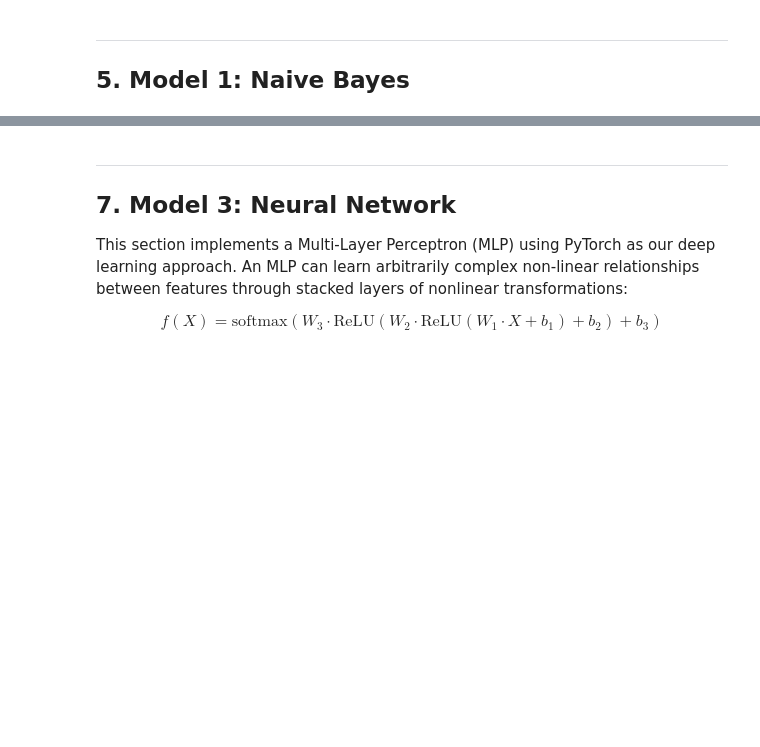
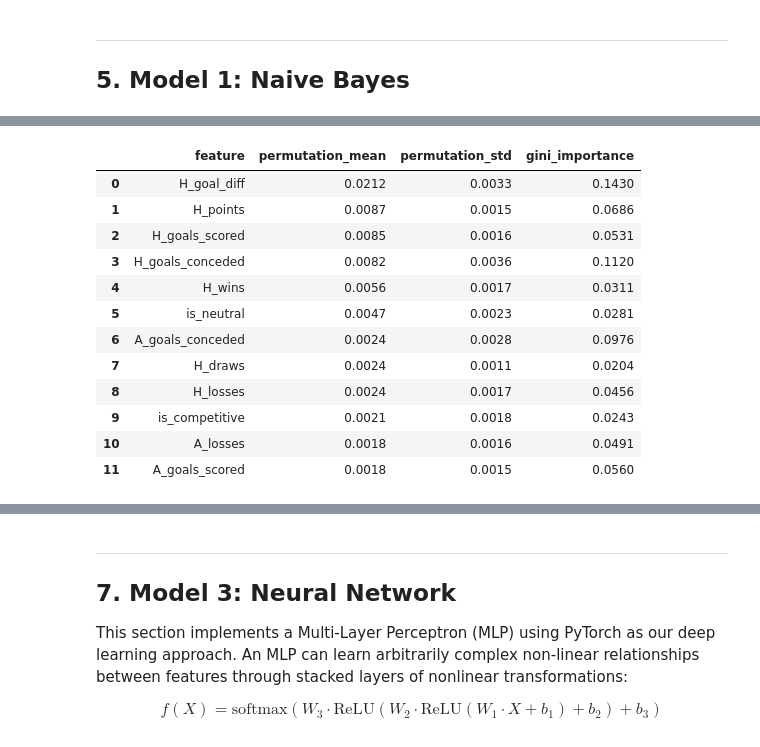
Before and after one commit to Am1neX/Project_INFOH410, a Jupyter notebook: notebooks/football_prediction.ipynb, the cells around one changed output, grey strips where cells are left out. Saved outputs shown, nothing was run; the diff lists cells and outputs as text; code cells hidden in the pictures; blank space fills up the shorter version.

```diff
--- a/notebooks/football_prediction.ipynb
+++ b/notebooks/football_prediction.ipynb
@@ -834,0 +1137,49 @@ Saved processed data to '../data/processed/'
+# %%
+gini_importance = pd.Series(
+    random_forest.feature_importances_,
+    index=tree_feature_names,
+    name='gini_importance',
+)
+
+perm = permutation_importance(
+    random_forest,
+    X_test_tree,
+    y_test_tree,
+    n_repeats=10,
+    scoring='accuracy',
+    n_jobs=-1,
+    random_state=RANDOM_STATE,
+)
+
+permutation_importance_df = pd.DataFrame({
+    'feature': tree_feature_names,
+    'permutation_mean': perm.importances_mean,
+    'permutation_std': perm.importances_std,
+})
+
+rf_feature_importance = (
+    permutation_importance_df
+    .merge(gini_importance.reset_index().rename(columns={'index': 'feature'}), on='feature')
+    .sort_values('permutation_mean', ascending=False)
+    .reset_index(drop=True)
+)
+
+display(rf_feature_importance.head(12).style.format({
+    'permutation_mean': '{:.4f}',
+    'permutation_std': '{:.4f}',
+    'gini_importance': '{:.4f}',
+}))
+# %% [output]
+|  | feature | permutation_mean | permutation_std | gini_importance |
+| 0 | H_goal_diff | 0.0212 | 0.0033 | 0.1430 |
+| 1 | H_points | 0.0087 | 0.0015 | 0.0686 |
+| 2 | H_goals_scored | 0.0085 | 0.0016 | 0.0531 |
+| 3 | H_goals_conceded | 0.0082 | 0.0036 | 0.1120 |
+| 4 | H_wins | 0.0056 | 0.0017 | 0.0311 |
+| 5 | is_neutral | 0.0047 | 0.0023 | 0.0281 |
+| 6 | A_goals_conceded | 0.0024 | 0.0028 | 0.0976 |
+| 7 | H_draws | 0.0024 | 0.0011 | 0.0204 |
+| 8 | H_losses | 0.0024 | 0.0017 | 0.0456 |
+| 9 | is_competitive | 0.0021 | 0.0018 | 0.0243 |
+| 10 | A_losses | 0.0018 | 0.0016 | 0.0491 |
+| 11 | A_goals_scored | 0.0018 | 0.0015 | 0.0560 |
```
Also changed, not shown: parts of 27 cells of this notebook, 7 other files.
